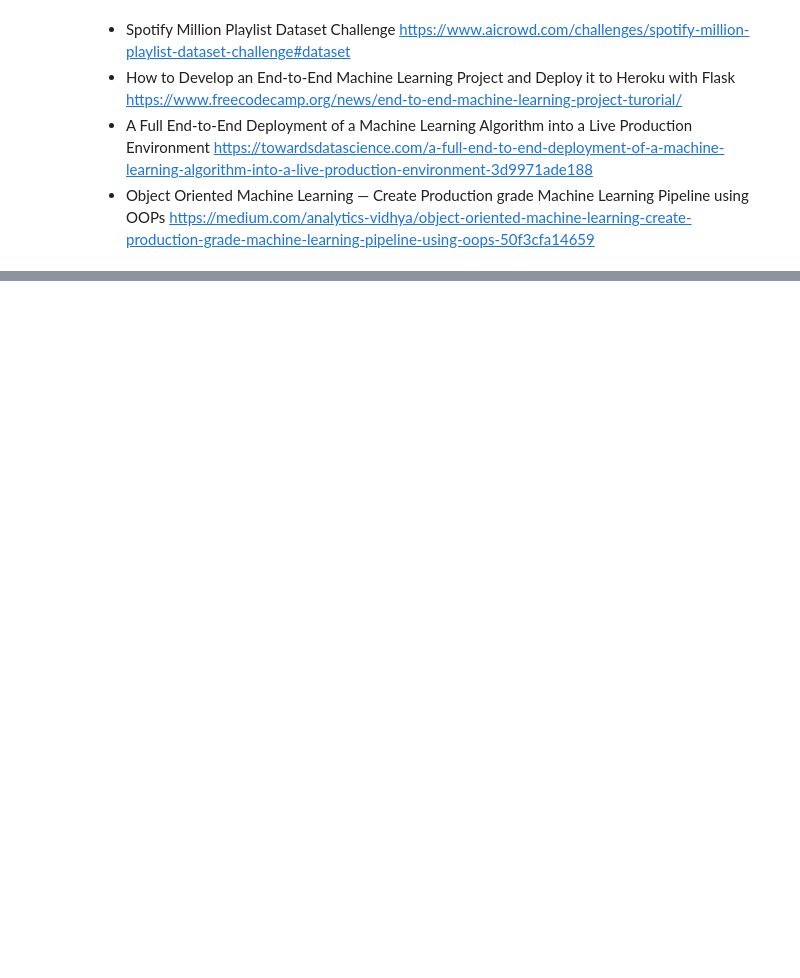
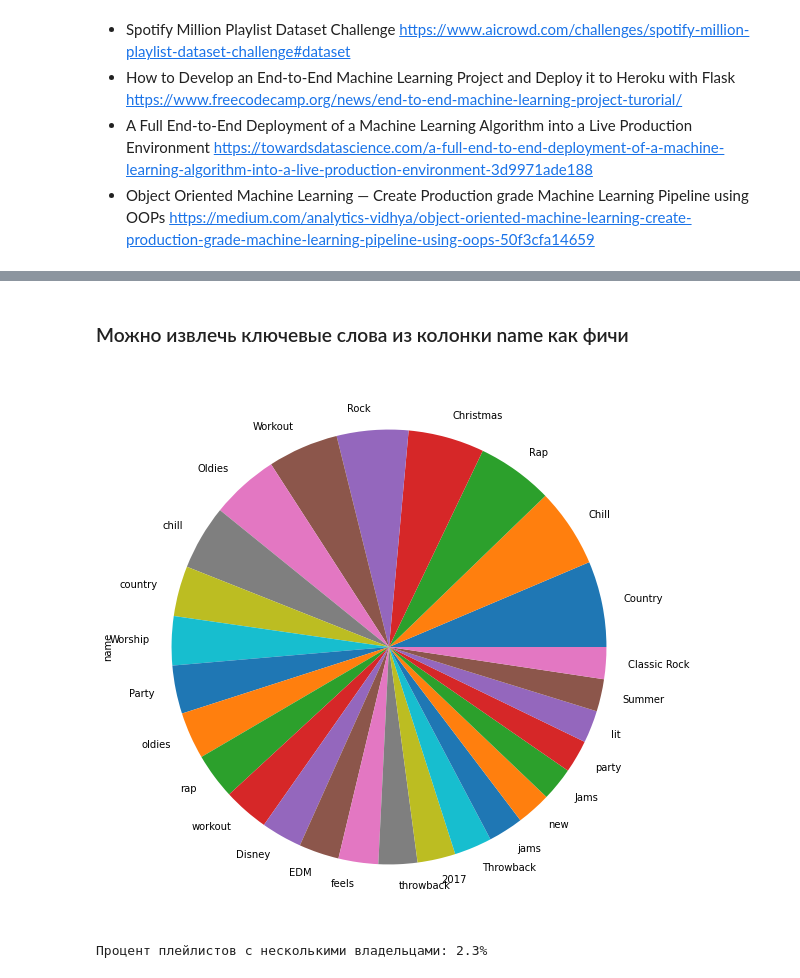
Before and after one commit to BorisovMaksim/Recommendation-system, a Jupyter notebook: EDA.ipynb, the cells around one changed output, grey strips where cells are left out. Cells and saved outputs as stored; diff of their text form; code cells hidden in the pictures; blank space fills up the shorter version.

```diff
--- a/EDA.ipynb
+++ b/EDA.ipynb
@@ -110,0 +86,12 @@ TypeError: not all arguments converted during string formatting
+# %% [markdown]
+### Можно извлечь ключевые слова из колонки name как фичи
+# %%
+counts_name = df_playlist.name.value_counts()
+counts_name[counts_name > 2000].plot(kind='pie')
+plt.show()
+# %% [output]
+[figure, added]
+# %%
+print("Процент collaborative плейлистов, т.е несколькими владельцами: {}%".format(round(100 * (df_playlist.collaborative == True).sum() / df_playlist.collaborative.size, 1)))
+# %% [output]
+Процент плейлистов с несколькими владельцами: 2.3%
```
Also changed, not shown: parts of 18 cells of this notebook, 3 other files.
